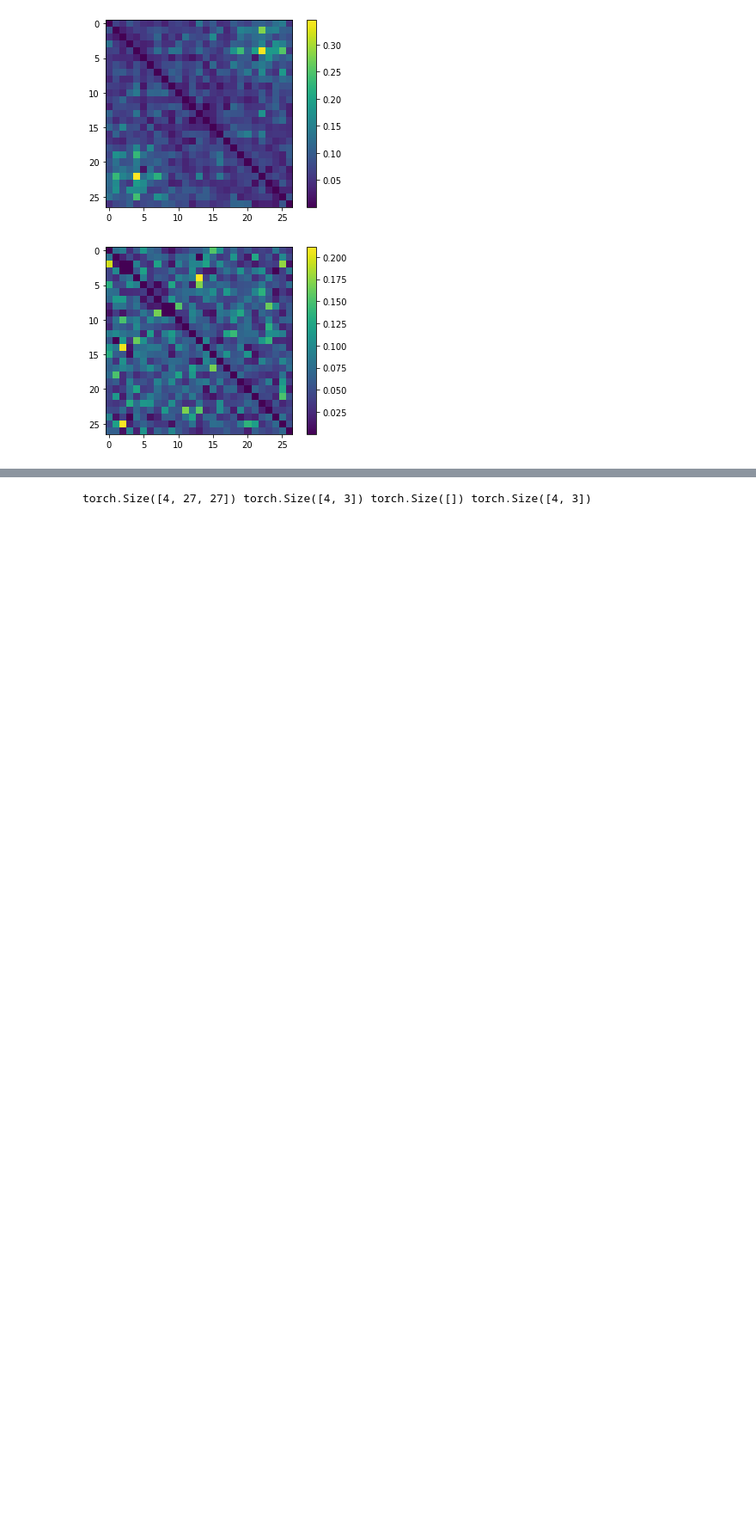
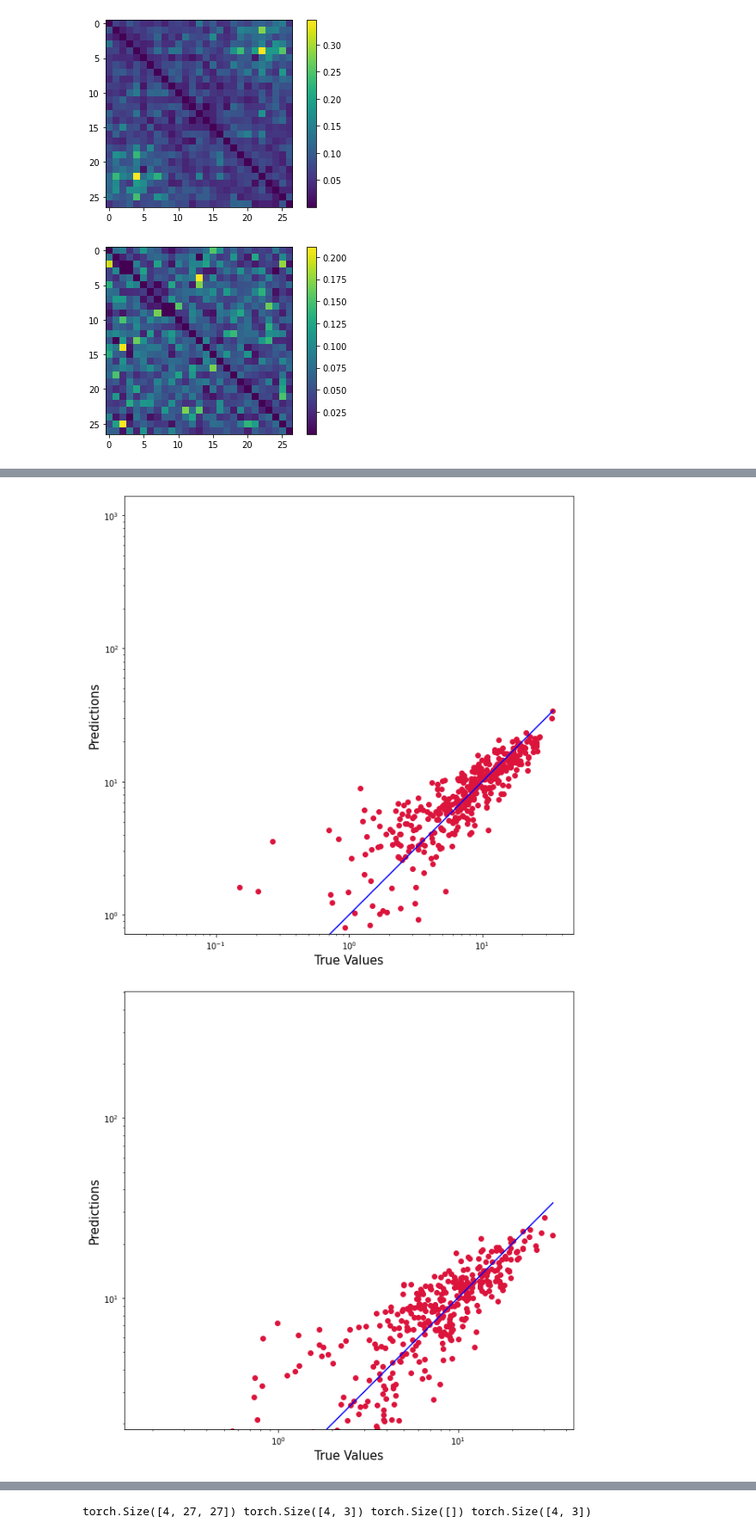
Before and after one commit to Ydeh22/inverseDesignMetaMatl, a Jupyter notebook: vae,cvae_w_mech_dataset.ipynb, the cells around one changed output, grey strips where cells are left out. Shown at 86% size. Drawn from its saved outputs; the diff is of its cells as text; code cells hidden in the pictures; blank space fills up the shorter version.

```diff
--- a/vae,cvae_w_mech_dataset.ipynb
+++ b/vae,cvae_w_mech_dataset.ipynb
@@ -767,0 +780,10 @@ tensor(5.0929, dtype=torch.float64)
+# %%
+from sklearn.linear_model import Ridge
+from sklearn.linear_model import Lasso
+from sklearn.linear_model import ElasticNet
+
+ridge = MultiOutputRegressor(Ridge(alpha=2.0))
+ridge.fit(x_train, y_train)
+
+pred = ridge.predict(x_test)
+torch.sqrt(F.mse_loss(torch.tensor(pred), y_test))
@@ -767,0 +801,49 @@ tensor(5.0929, dtype=torch.float64)
+# %%
+yx = y_test[:, 0]
+yy = y_test[:, 1]
+yz = y_test[:, 2]
+
+predx = pred[:, 0]
+predy = pred[:, 1]
+predz = pred[:, 2]
+#y_test[:, 0].shape
+# %%
+plt.figure(figsize=(10,10))
+plt.scatter(yx, predx, c='crimson')
+plt.yscale('log')
+plt.xscale('log')
+
+p1 = max(max(predx), max(yx))
+p2 = min(min(predx), min(yx))
+plt.plot([p1, p2], [p1, p2], 'b-')
+plt.xlabel('True Values', fontsize=15)
+plt.ylabel('Predictions', fontsize=15)
+plt.axis('equal')
+plt.show()
+
+plt.figure(figsize=(10,10))
+plt.scatter(yy, predy, c='crimson')
+plt.yscale('log')
+plt.xscale('log')
+p1 = max(max(predy), max(yy))
+p2 = min(min(predy), min(yy))
+plt.plot([p1, p2], [p1, p2], 'b-')
+plt.xlabel('True Values', fontsize=15)
+plt.ylabel('Predictions', fontsize=15)
+plt.axis('equal')
+plt.show()
+
+plt.figure(figsize=(10,10))
+plt.scatter(yz, predz, c='crimson')
+plt.yscale('log')
+plt.xscale('log')
+p1 = max(max(predz), max(yz))
+p2 = min(min(predz), min(yz))
+plt.plot([p1, p2], [p1, p2], 'b-')
+plt.xlabel('True Values', fontsize=15)
+plt.ylabel('Predictions', fontsize=15)
+plt.axis('equal')
+plt.show()
+# %% [output]
+[figure, added]
+[figure, added]
```
Also changed, not shown: parts of 18 cells of this notebook.
